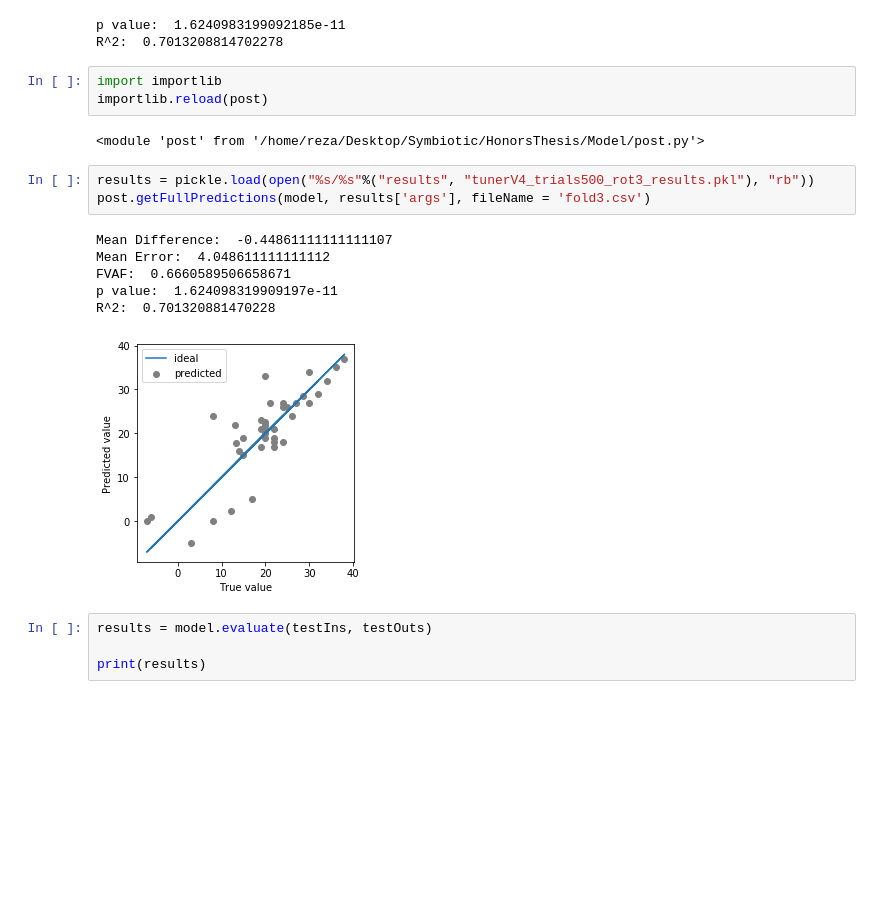
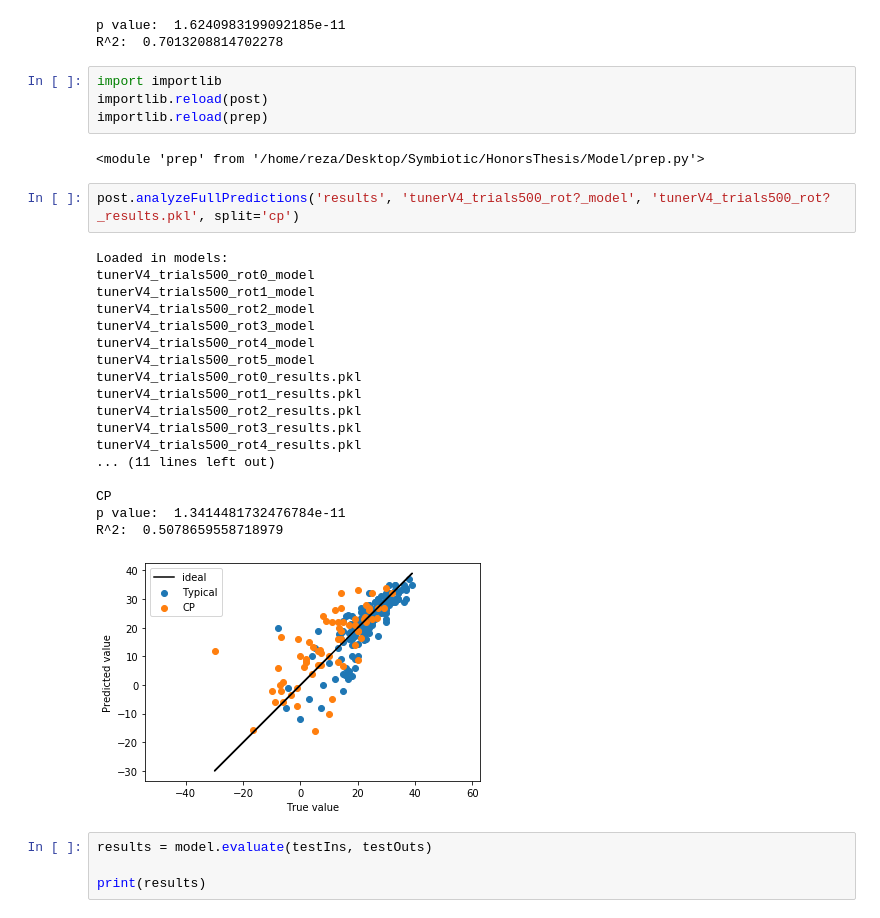
Before and after one commit to RezaTorbati/HonorsThesis, a Jupyter notebook: post.ipynb, the cells around one changed output. Drawn from its saved outputs; the diff is of its cells as text; blank space fills up the shorter version.

```diff
--- a/post.ipynb
+++ b/post.ipynb
@@ -234,18 +234,30 @@ R^2:  0.7013208814702278
 # %%
 import importlib
 importlib.reload(post)
+importlib.reload(prep)
 # %% [output]
-<module 'post' from '/home/reza/Desktop/Symbiotic/HonorsThesis/Model/post.py'>
+<module 'prep' from '/home/reza/Desktop/Symbiotic/HonorsThesis/Model/prep.py'>
-# %%
-results = pickle.load(open("%s/%s"%("results", "tunerV4_trials500_rot3_results.pkl"), "rb"))
-post.getFullPredictions(model, results['args'], fileName = 'fold3.csv')
-# %% [output]
-Mean Difference:  -0.44861111111111107
-Mean Error:  4.048611111111112
-FVAF:  0.6660589506658671
-p value:  1.624098319909197e-11
-R^2:  0.701320881470228
-[figure, removed]
+# %%
+post.analyzeFullPredictions('results', 'tunerV4_trials500_rot?_model', 'tunerV4_trials500_rot?_results.pkl', split='cp')
+# %% [output]
+Loaded in models:
+tunerV4_trials500_rot0_model
+tunerV4_trials500_rot1_model
+tunerV4_trials500_rot2_model
+tunerV4_trials500_rot3_model
+tunerV4_trials500_rot4_model
+tunerV4_trials500_rot5_model
+tunerV4_trials500_rot0_results.pkl
+tunerV4_trials500_rot1_results.pkl
+tunerV4_trials500_rot2_results.pkl
+tunerV4_trials500_rot3_results.pkl
+tunerV4_trials500_rot4_results.pkl
+... (11 lines left out)
+
+CP
+p value:  1.3414481732476784e-11
+R^2:  0.5078659558718979
+[figure, added]
 # %%
 results = model.evaluate(testIns, testOuts)
 
```
Also changed, not shown: 2 other files.
